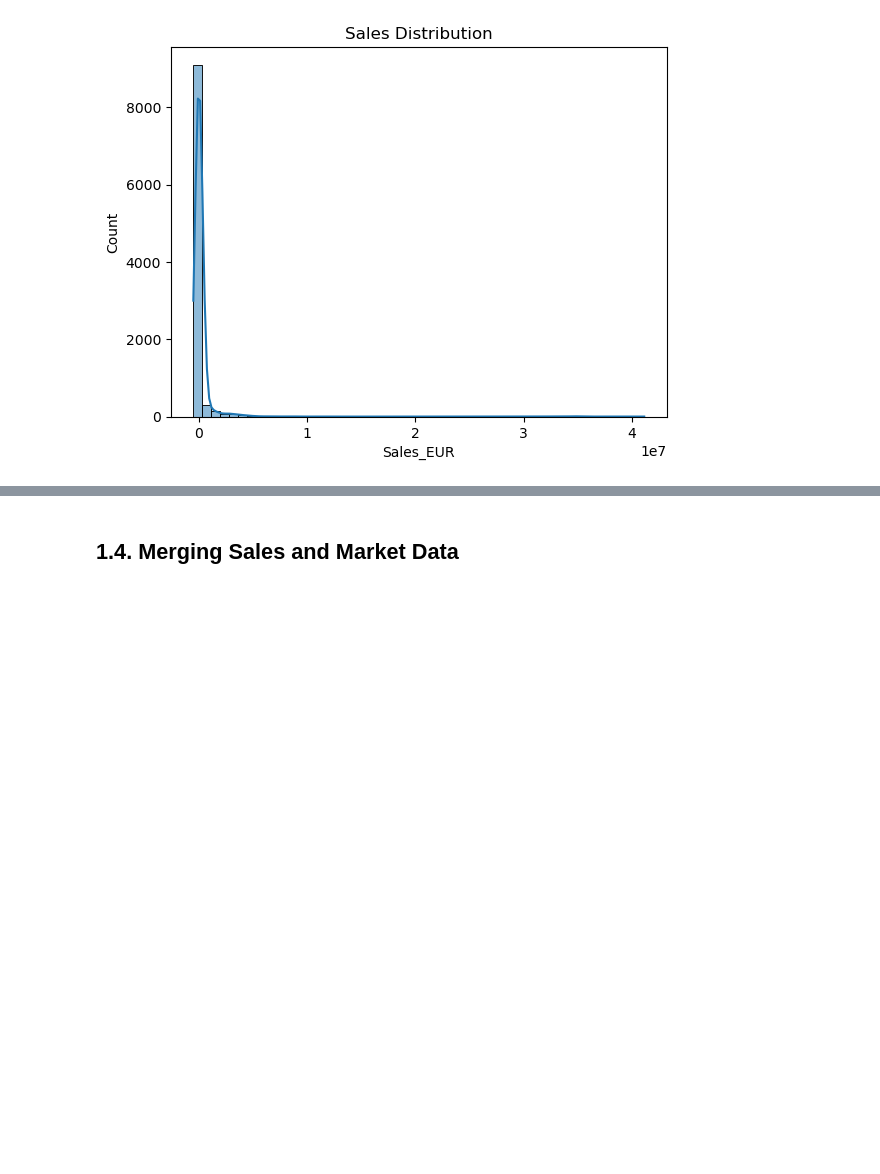
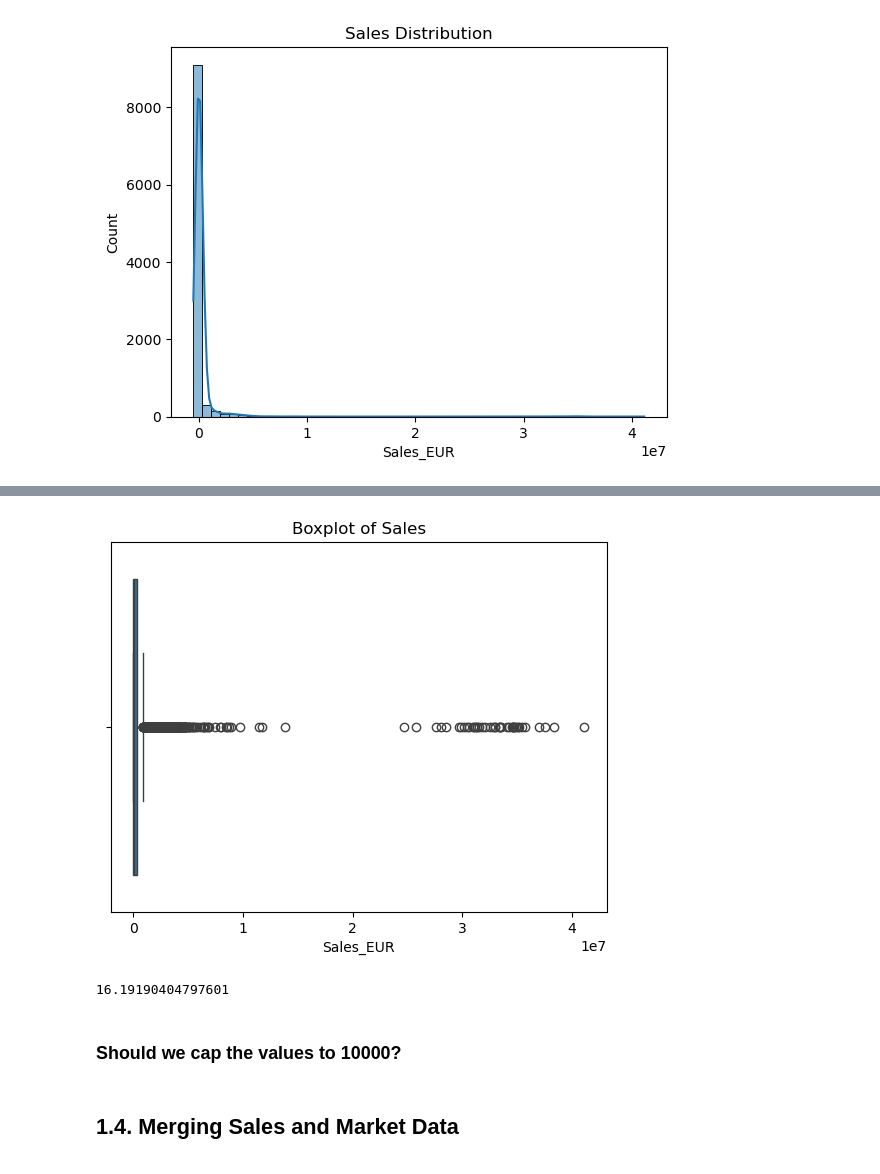
Before and after one commit to RubenCMarques/Case-2--Siemens-Sales-Forecast, a Jupyter notebook: Notebooks/Ingrid_workspace.ipynb, the cells around one changed output, grey strips where cells are left out. Drawn from its saved outputs; the diff is of its cells as text; code cells hidden in the pictures; blank space fills up the shorter version.

```diff
--- a/Notebooks/Ingrid_workspace.ipynb
+++ b/Notebooks/Ingrid_workspace.ipynb
@@ -497,3 +491,22 @@ sales_data = sales_data[sales_data['Sales_EUR'] != 0]
+# %%
+#check for outliers in sales data and extreme values
+sns.boxplot(x=sales_data['Sales_EUR'])
+plt.title("Boxplot of Sales")
+plt.show()
+# %% [output]
+[figure, added]
+# %%
+#check for extreme outliers
+sales_data[sales_data['Sales_EUR'] > 1000000]
+#percentage of extreme outliers
+extreme_outliers = sales_data[sales_data['Sales_EUR'] > 1000000].shape[0]
+total_sales = sales_data.shape[0]
+extreme_outliers_percentage = extreme_outliers / total_sales * 100
+extreme_outliers_percentage
+# %% [output]
+16.19190404797601
+# %% [markdown]
+### Should we cap the values to 10000?
 # %% [markdown]
 <a class="anchor" id="sub-section-1_4">
 
```
Also changed, not shown: parts of 12 cells of this notebook.
